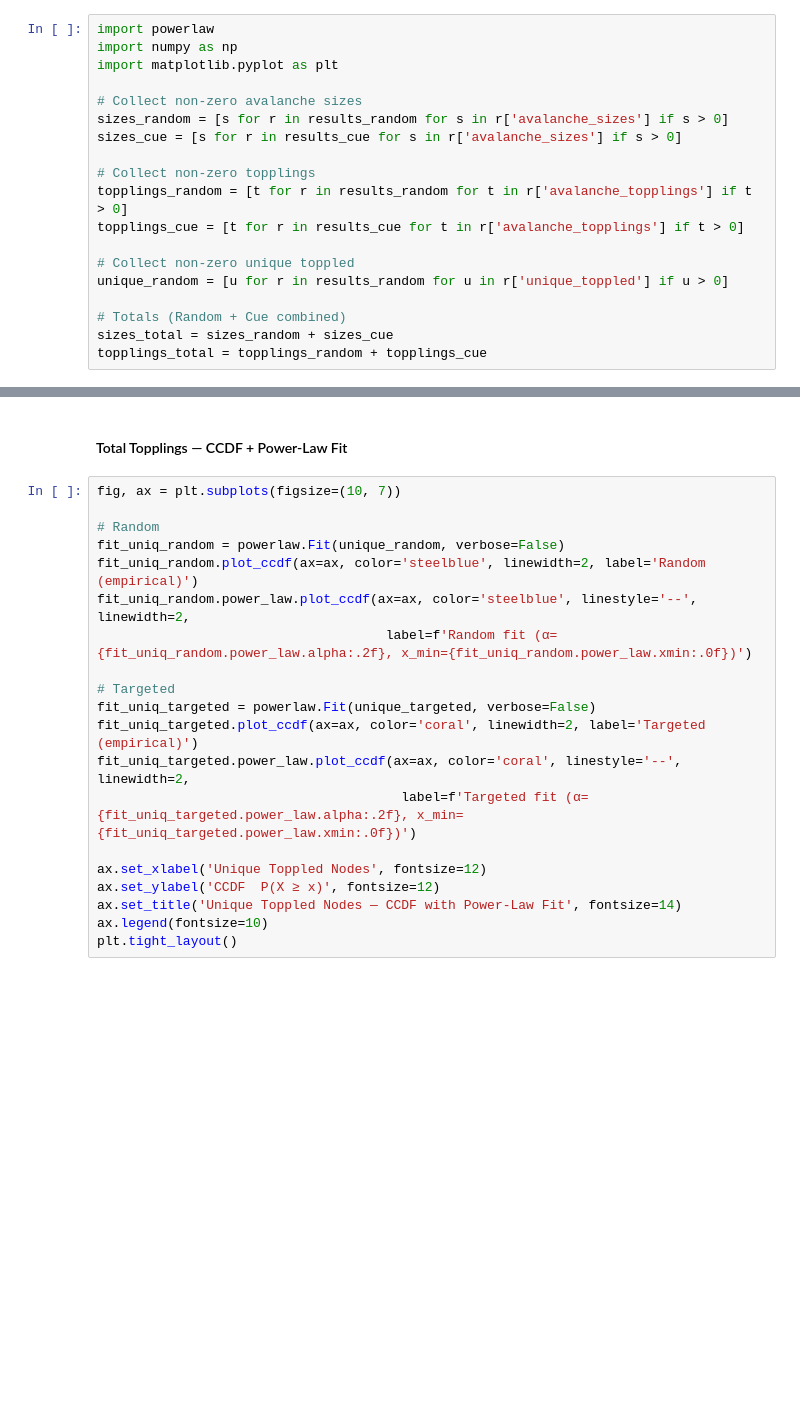
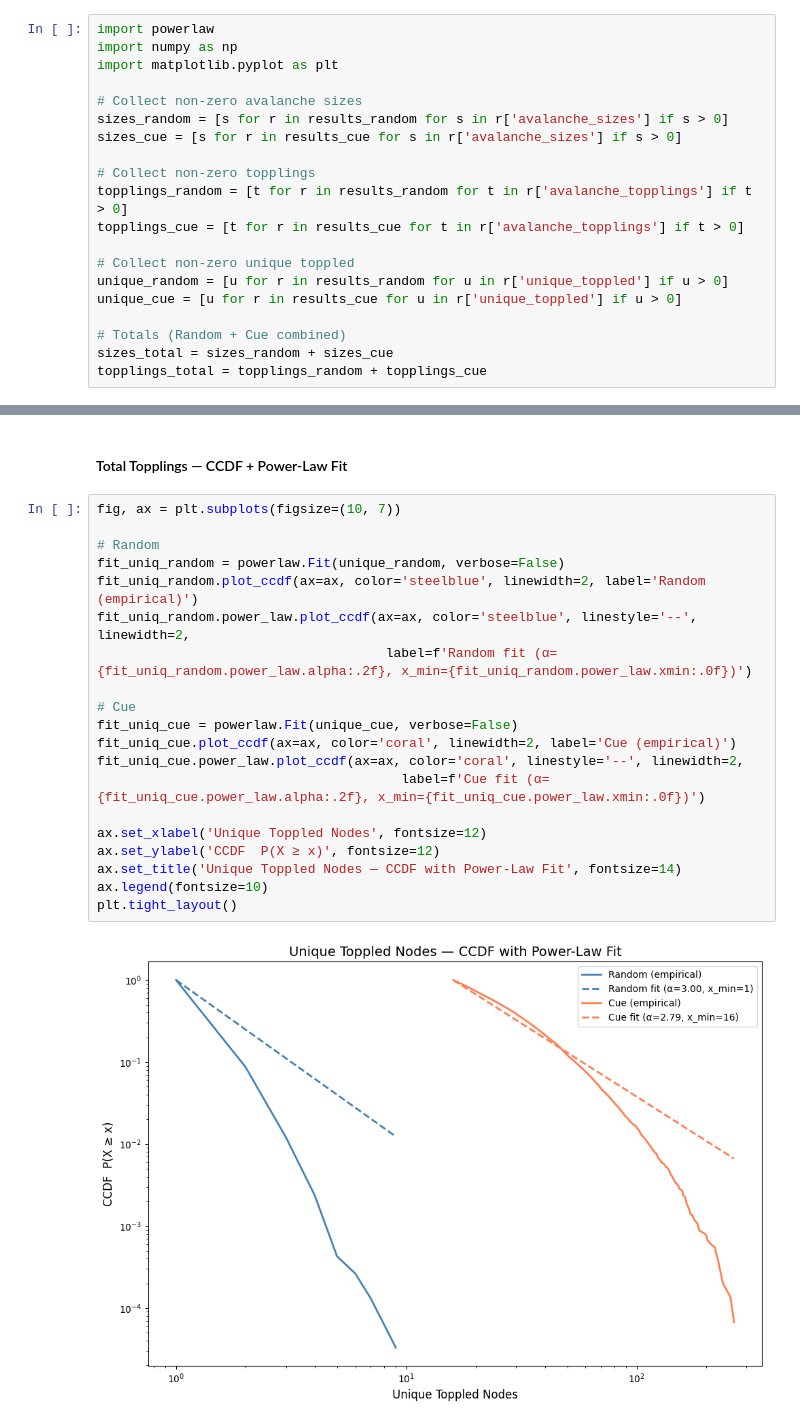
Before and after one commit to MassimoStel/SpreadingAct, a Jupyter notebook: notebooks/Sandpile_FreeAssociations.ipynb, the cells around one changed output, grey strips where cells are left out. Saved outputs shown, nothing was run; the diff lists cells and outputs as text; blank space fills up the shorter version.

```diff
--- a/notebooks/Sandpile_FreeAssociations.ipynb
+++ b/notebooks/Sandpile_FreeAssociations.ipynb
@@ -179,6 +202,7 @@ topplings_cue = [t for r in results_cue for t in r['avalanche_topplings'] if t >
 
 # Collect non-zero unique toppled
 unique_random = [u for r in results_random for u in r['unique_toppled'] if u > 0]
+unique_cue = [u for r in results_cue for u in r['unique_toppled'] if u > 0]
 
 # Totals (Random + Cue combined)
 sizes_total = sizes_random + sizes_cue
@@ -266,20 +298,22 @@ plt.tight_layout()
 # %%
 fig, ax = plt.subplots(figsize=(10, 7))
 
 # Random
 fit_uniq_random = powerlaw.Fit(unique_random, verbose=False)
 fit_uniq_random.plot_ccdf(ax=ax, color='steelblue', linewidth=2, label='Random (empirical)')
 fit_uniq_random.power_law.plot_ccdf(ax=ax, color='steelblue', linestyle='--', linewidth=2,
                                      label=f'Random fit (α={fit_uniq_random.power_law.alpha:.2f}, x_min={fit_uniq_random.power_law.xmin:.0f})')
 
-# Targeted
-fit_uniq_targeted = powerlaw.Fit(unique_targeted, verbose=False)
-fit_uniq_targeted.plot_ccdf(ax=ax, color='coral', linewidth=2, label='Targeted (empirical)')
-fit_uniq_targeted.power_law.plot_ccdf(ax=ax, color='coral', linestyle='--', linewidth=2,
-                                       label=f'Targeted fit (α={fit_uniq_targeted.power_law.alpha:.2f}, x_min={fit_uniq_targeted.power_law.xmin:.0f})')
+# Cue
+fit_uniq_cue = powerlaw.Fit(unique_cue, verbose=False)
+fit_uniq_cue.plot_ccdf(ax=ax, color='coral', linewidth=2, label='Cue (empirical)')
+fit_uniq_cue.power_law.plot_ccdf(ax=ax, color='coral', linestyle='--', linewidth=2,
+                                       label=f'Cue fit (α={fit_uniq_cue.power_law.alpha:.2f}, x_min={fit_uniq_cue.power_law.xmin:.0f})')
 
 ax.set_xlabel('Unique Toppled Nodes', fontsize=12)
 ax.set_ylabel('CCDF  P(X ≥ x)', fontsize=12)
 ax.set_title('Unique Toppled Nodes — CCDF with Power-Law Fit', fontsize=14)
 ax.legend(fontsize=10)
 plt.tight_layout()
+# %% [output]
+[figure, added]
```
Also changed, not shown: parts of 10 cells of this notebook, 1 other file.
